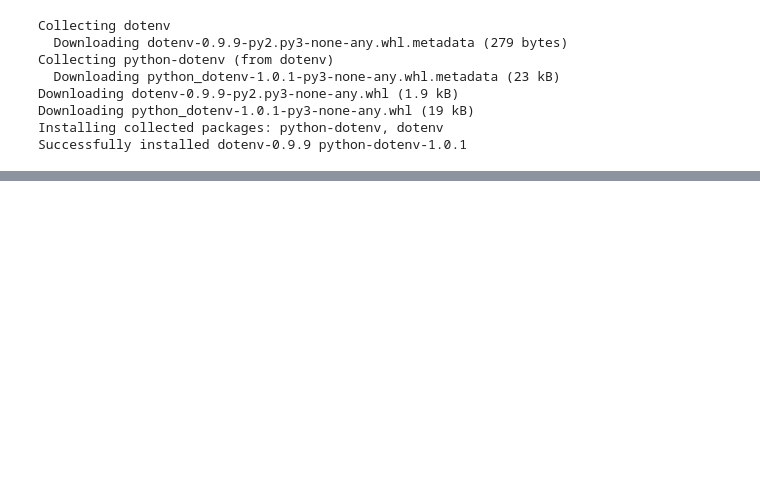
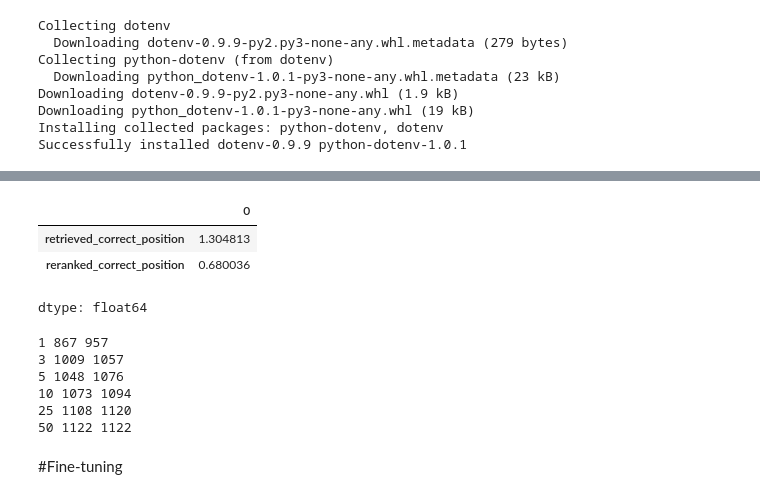
Before and after one commit to Ahmetyldrr/LLM-Models-Pratic, a Jupyter notebook: Chapter2_LLM_de_Anlam_Arayisi.ipynb, the cells around one changed output, grey strips where cells are left out. Cells and saved outputs as stored; diff of their text form; code cells hidden in the pictures; blank space fills up the shorter version.

```diff
--- a/Chapter2_LLM_de_Anlam_Arayisi.ipynb
+++ b/Chapter2_LLM_de_Anlam_Arayisi.ipynb
@@ -34,0 +527,28 @@ print("🔑 OpenAI Key:", os.getenv("OPENAI_API_KEY"))
+# %%
+predictions_df[['retrieved_correct_position', 'reranked_correct_position']].mean()  # lower is better
+# %% [output]
+|  | 0 |
+| retrieved_correct_position | 1.304813 |
+| reranked_correct_position | 0.680036 |
+dtype: float64
+# %%
+# do recall @ 1, 3, 5, 10, etc
+X = [1, 3, 5, 10, 25, 50]
+OPENAI_RETRIEVAL = []
+OLD_CROSS_ENCODER = []
+
+for k in X:
+    embedding_only_recall = predictions_df[predictions_df['retrieved_correct_position'] < k].shape[0]
+    reranked_recall = predictions_df[predictions_df['reranked_correct_position'] < k].shape[0]
+    OPENAI_RETRIEVAL.append(embedding_only_recall / predictions_df.shape[0])
+    OLD_CROSS_ENCODER.append(reranked_recall / predictions_df.shape[0])
+    print(k, embedding_only_recall, reranked_recall)
+# %% [output]
+1 867 957
+3 1009 1057
+5 1048 1076
+10 1073 1094
+25 1108 1120
+50 1122 1122
+# %% [markdown]
+#Fine-tuning
```
Also changed, not shown: parts of 46 cells of this notebook.
